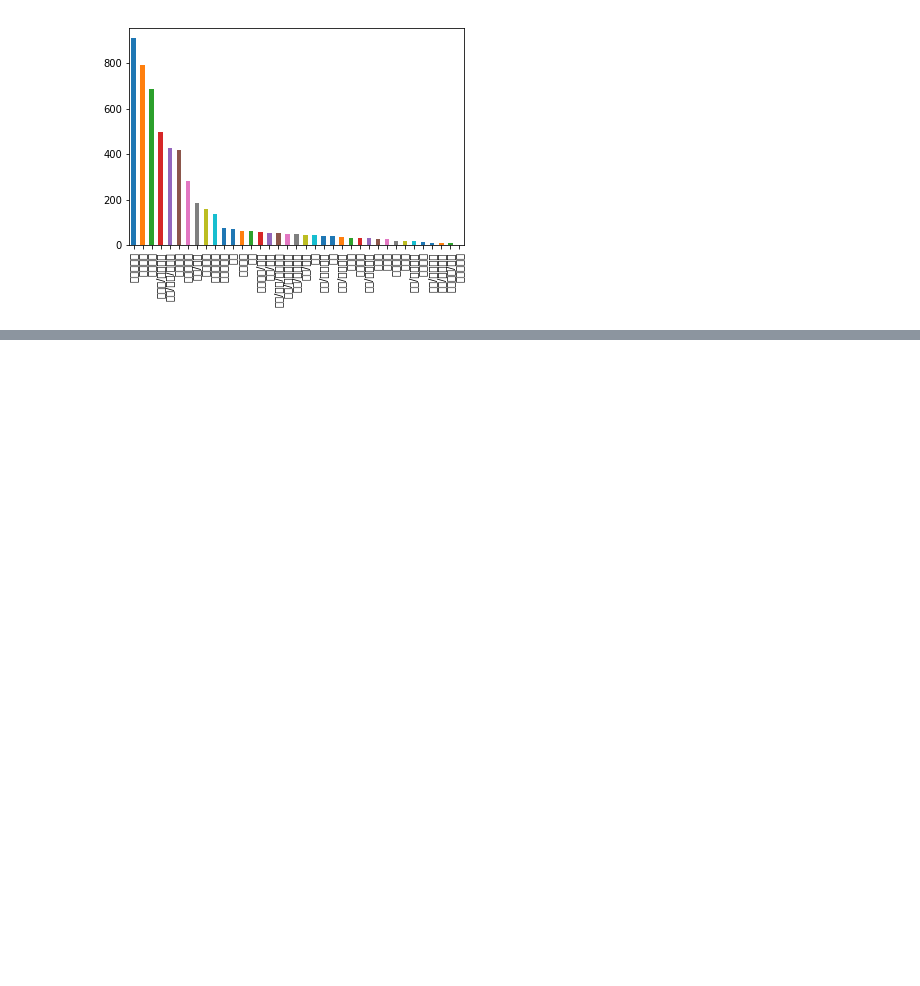
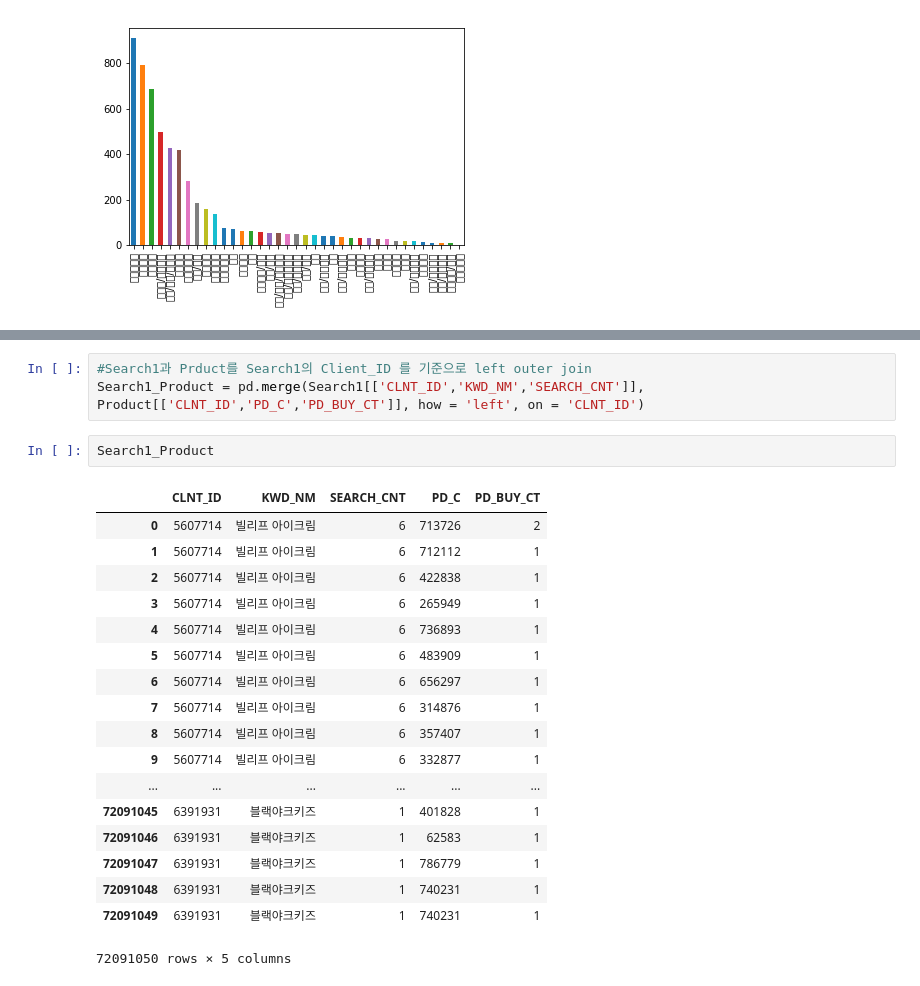
Before and after one commit to LSHReader/KuPoint, a Jupyter notebook: data_explore.ipynb, the cells around one changed output, grey strips where cells are left out. Saved outputs shown, nothing was run; the diff lists cells and outputs as text; blank space fills up the shorter version.

```diff
--- a/data_explore.ipynb
+++ b/data_explore.ipynb
@@ -425,0 +432,24 @@ for age in range(1, 8) :
+# %%
+#Search1과 Prduct를 Search1의 Client_ID 를 기준으로 left outer join
+Search1_Product = pd.merge(Search1[['CLNT_ID','KWD_NM','SEARCH_CNT']], Product[['CLNT_ID','PD_C','PD_BUY_CT']], how = 'left', on = 'CLNT_ID')
+# %%
+Search1_Product
+# %% [output]
+|  | CLNT_ID | KWD_NM | SEARCH_CNT | PD_C | PD_BUY_CT |
+| 0 | 5607714 | 빌리프 아이크림 | 6 | 713726 | 2 |
+| 1 | 5607714 | 빌리프 아이크림 | 6 | 712112 | 1 |
+| 2 | 5607714 | 빌리프 아이크림 | 6 | 422838 | 1 |
+| 3 | 5607714 | 빌리프 아이크림 | 6 | 265949 | 1 |
+| 4 | 5607714 | 빌리프 아이크림 | 6 | 736893 | 1 |
+| 5 | 5607714 | 빌리프 아이크림 | 6 | 483909 | 1 |
+| 6 | 5607714 | 빌리프 아이크림 | 6 | 656297 | 1 |
+| 7 | 5607714 | 빌리프 아이크림 | 6 | 314876 | 1 |
+| 8 | 5607714 | 빌리프 아이크림 | 6 | 357407 | 1 |
+| 9 | 5607714 | 빌리프 아이크림 | 6 | 332877 | 1 |
+| ... | ... | ... | ... | ... | ... |
+| 72091045 | 6391931 | 블랙야크키즈 | 1 | 401828 | 1 |
+| 72091046 | 6391931 | 블랙야크키즈 | 1 | 62583 | 1 |
+| 72091047 | 6391931 | 블랙야크키즈 | 1 | 786779 | 1 |
+| 72091048 | 6391931 | 블랙야크키즈 | 1 | 740231 | 1 |
+| 72091049 | 6391931 | 블랙야크키즈 | 1 | 740231 | 1 |
+72091050 rows × 5 columns
```
Also changed, not shown: parts of 8 cells of this notebook.
